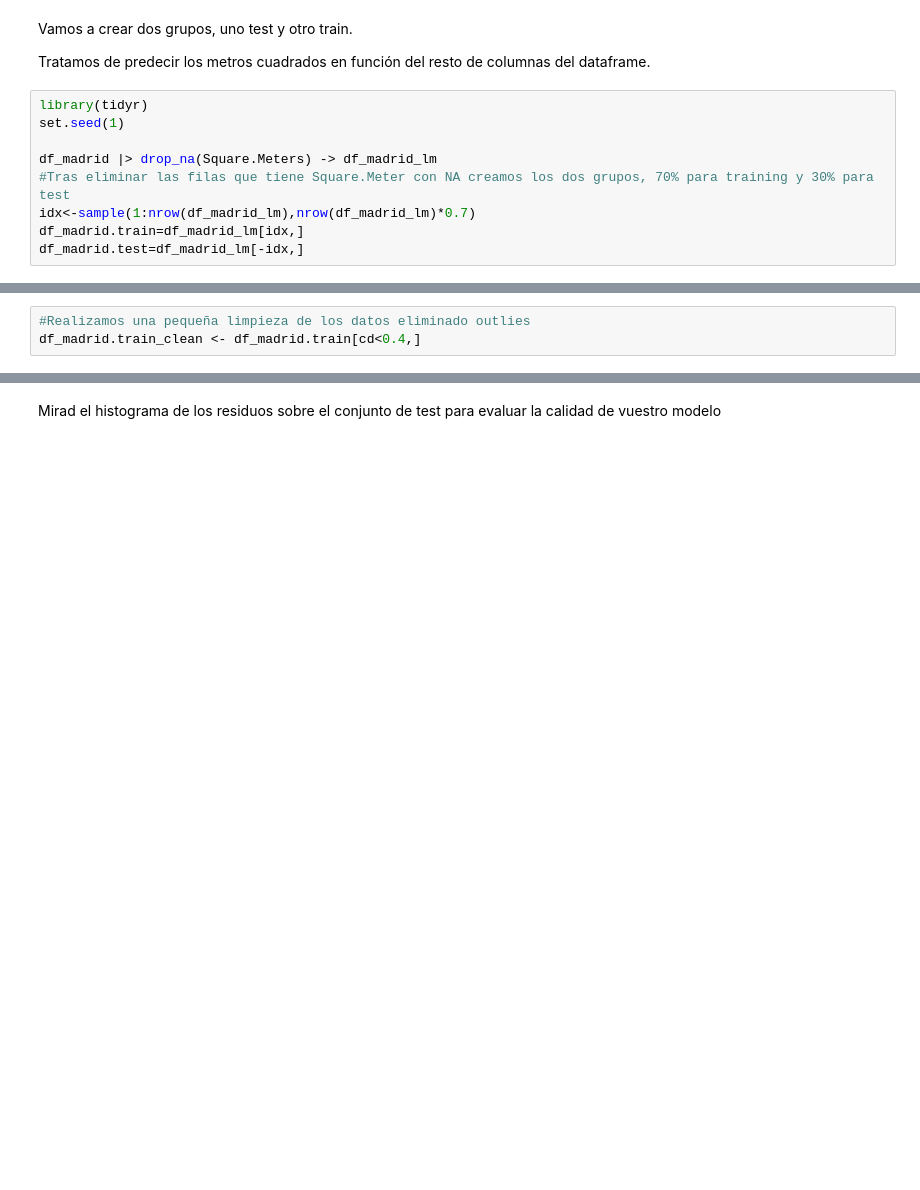
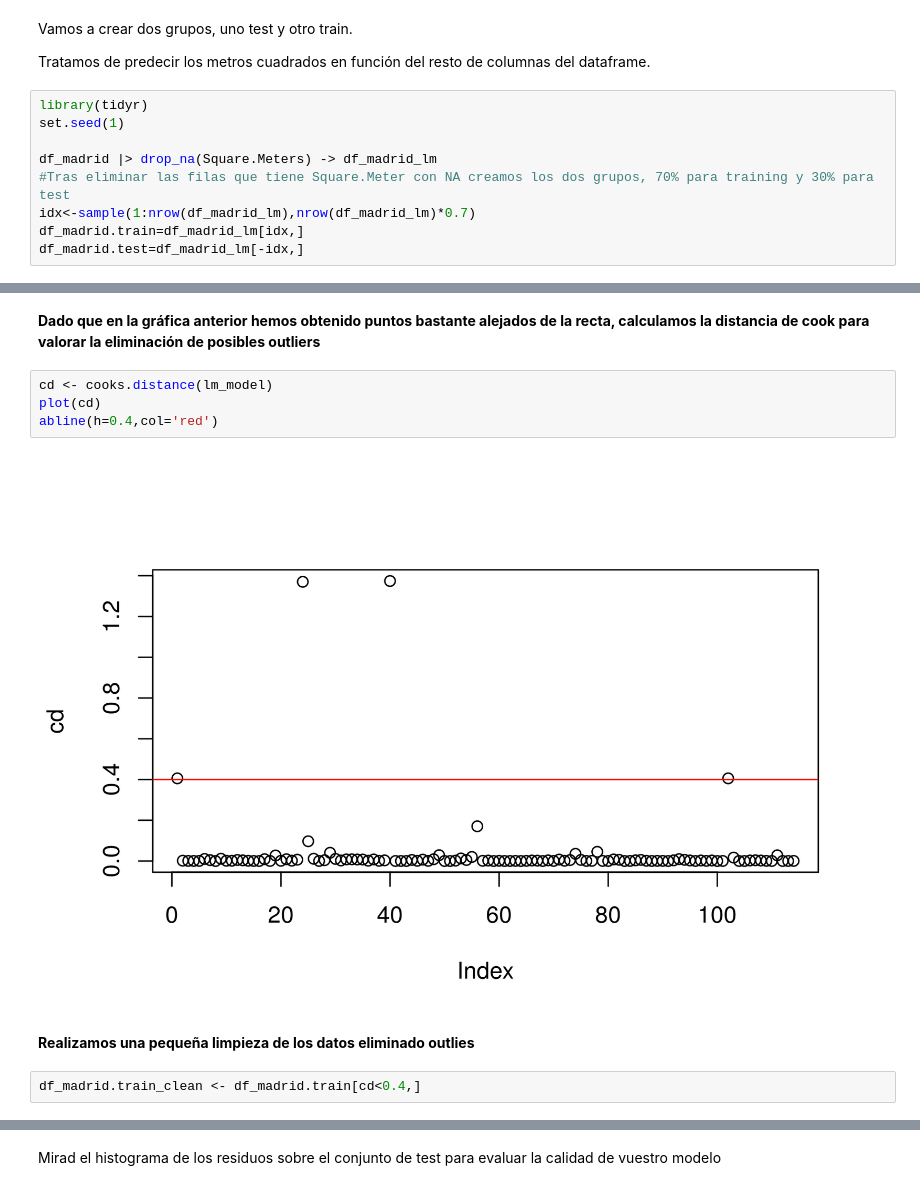
Before and after one commit to Prilom/Data_Mining, a Jupyter notebook: Practica-PabloRilo.ipynb, the cells around one changed output, grey strips where cells are left out. Saved outputs shown, nothing was run; the diff lists cells and outputs as text; blank space fills up the shorter version.

```diff
--- a/Practica-PabloRilo.ipynb
+++ b/Practica-PabloRilo.ipynb
@@ -265,4 +257,13 @@ plot(cd)
+# %% [markdown]
+**Dado que en la gráfica anterior hemos obtenido puntos bastante alejados de la recta, calculamos la distancia de cook para valorar la eliminación de posibles outliers**
+# %%
+cd <- cooks.distance(lm_model)
+plot(cd)
+abline(h=0.4,col='red')
+# %% [output]
+[figure, added]
+# %% [markdown]
+**Realizamos una pequeña limpieza de los datos eliminado outlies**
 # %%
-#Realizamos una pequeña limpieza de los datos eliminado outlies
 df_madrid.train_clean <- df_madrid.train[cd<0.4,]
 # %%
```
Also changed, not shown: parts of 39 cells of this notebook.
